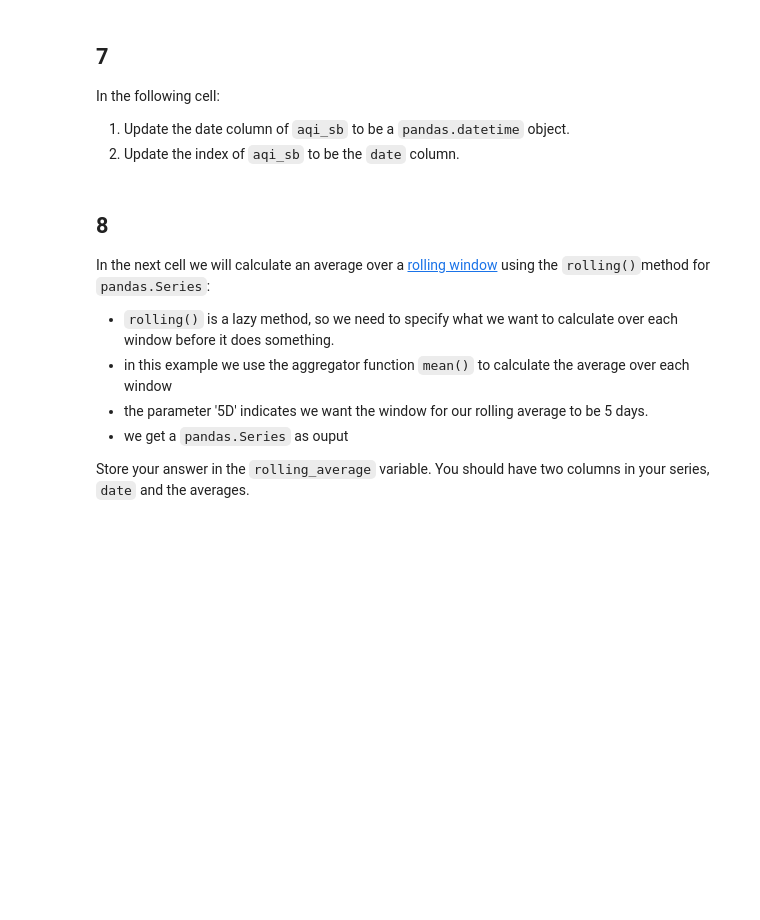
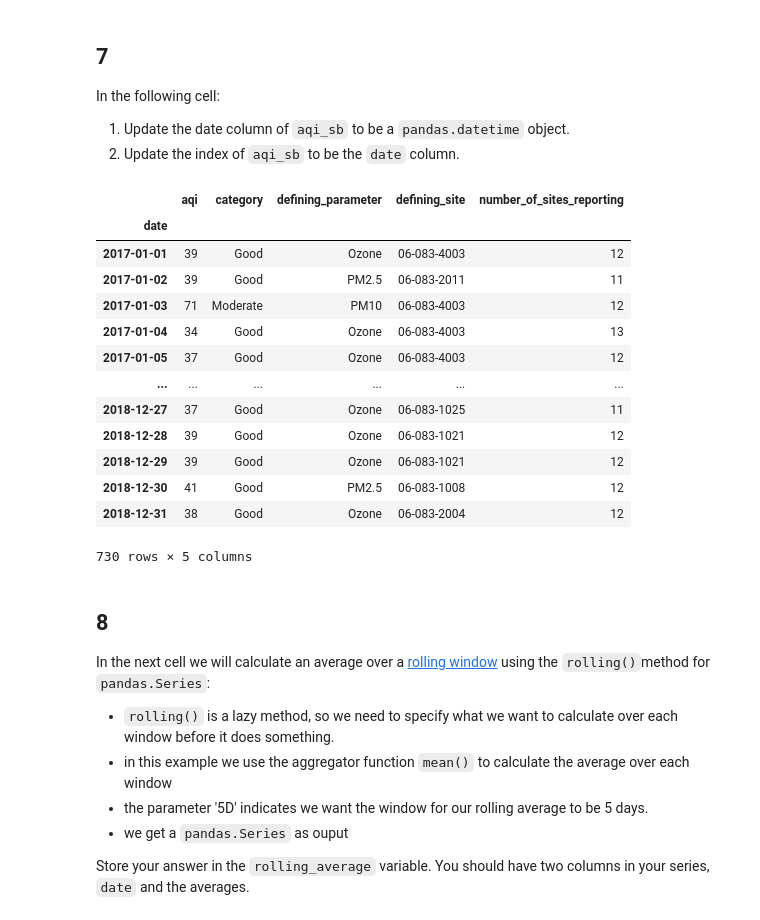
Before and after one commit to sofiasarak/eds220-hwk2, a Jupyter notebook: task3/hwk2-task3-aqi.ipynb, the cells around one changed output. Saved outputs shown, nothing was run; the diff lists cells and outputs as text; code cells hidden in the pictures; blank space fills up the shorter version.

```diff
--- a/task3/hwk2-task3-aqi.ipynb
+++ b/task3/hwk2-task3-aqi.ipynb
@@ -203,10 +270,30 @@ c. What is the data type of the `date` column? Write your answer in the markdown
 In the following cell:
 1. Update the date column of `aqi_sb` to be a `pandas.datetime` object.
 2. Update the index of `aqi_sb` to be the `date` column.
-# %%
-aqi_sb.date = ...
-aqi_sb = ...
-aqi_sb
+# %%
+# pd.to_datetime() method converts various data types into date time objects
+# We supply it with the 'date' column of aqi_sb, accessed via []
+# And assign it to the 'date' column, accessed via .date and using =
+aqi_sb.date = pd.to_datetime(aqi_sb['date'])
+
+# set_index() method, used on aqi_sb and supplied with the 'date' column, changes the index for us
+aqi_sb = aqi_sb.set_index('date')
+aqi_sb
+# %% [output]
+|  | aqi | category | defining_parameter | defining_site | number_of_sites_reporting |
+| date |  |  |  |  |  |
+| 2017-01-01 | 39 | Good | Ozone | 06-083-4003 | 12 |
+| 2017-01-02 | 39 | Good | PM2.5 | 06-083-2011 | 11 |
+| 2017-01-03 | 71 | Moderate | PM10 | 06-083-4003 | 12 |
+| 2017-01-04 | 34 | Good | Ozone | 06-083-4003 | 13 |
+| 2017-01-05 | 37 | Good | Ozone | 06-083-4003 | 12 |
+| ... | ... | ... | ... | ... | ... |
+| 2018-12-27 | 37 | Good | Ozone | 06-083-1025 | 11 |
+| 2018-12-28 | 39 | Good | Ozone | 06-083-1021 | 12 |
+| 2018-12-29 | 39 | Good | Ozone | 06-083-1021 | 12 |
+| 2018-12-30 | 41 | Good | PM2.5 | 06-083-1008 | 12 |
+| 2018-12-31 | 38 | Good | Ozone | 06-083-2004 | 12 |
+730 rows × 5 columns
 # %% [markdown]
 <!-- END QUESTION -->
 
```
Also changed, not shown: parts of 10 cells of this notebook.
